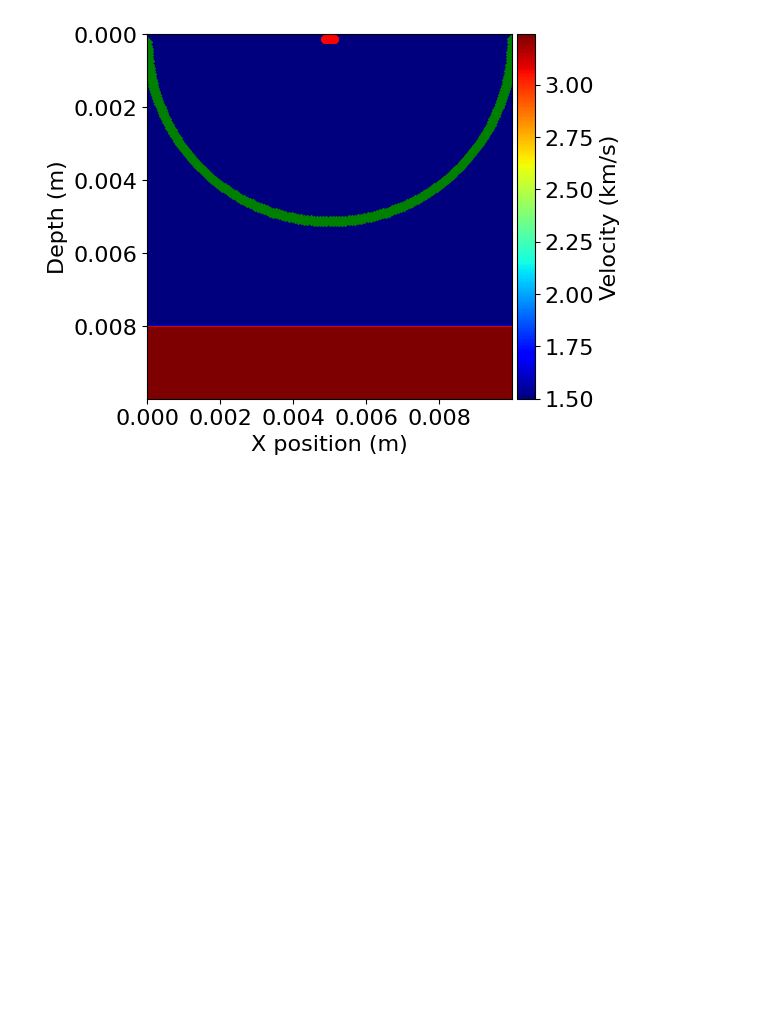
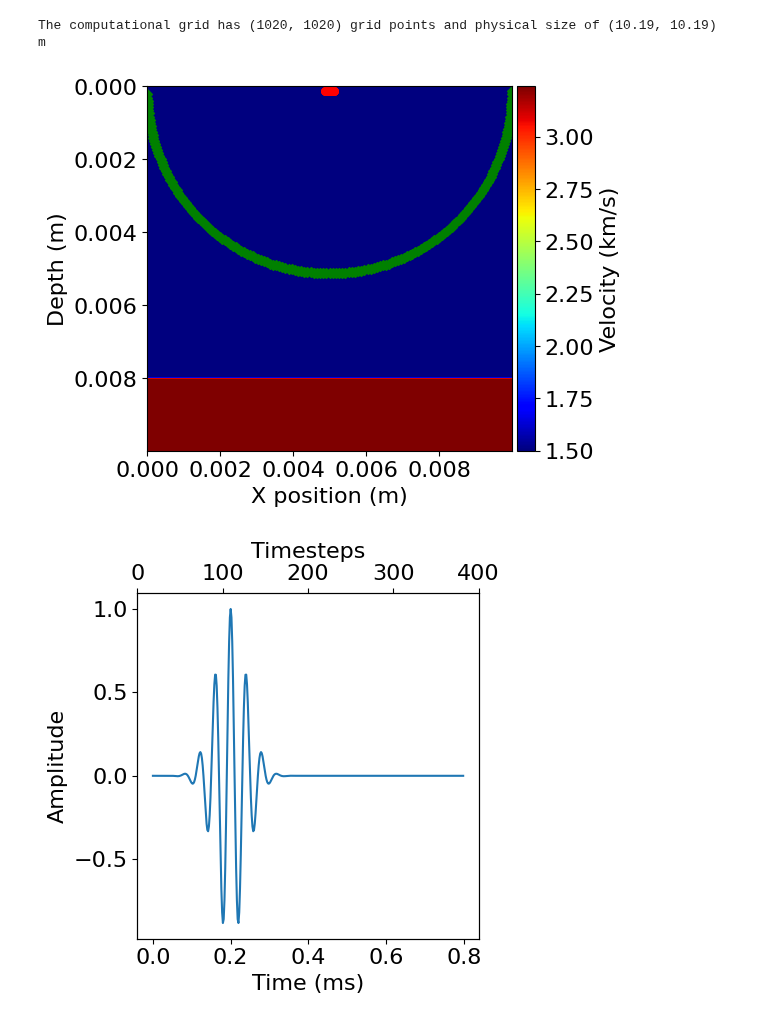
Before and after one commit to bgd54/sonar-FWI, a Jupyter notebook: notebooks/gabor_waveforms.ipynb, the cells around one changed output. Cells and saved outputs as stored; diff of their text form; code cells hidden in the pictures; blank space fills up the shorter version.

```diff
--- a/notebooks/gabor_waveforms.ipynb
+++ b/notebooks/gabor_waveforms.ipynb
@@ -76,8 +105,3 @@ class GaborSource(WaveletSource):
         s = (self.time_values - 20 * tcut) * agauss
         a = self.a or 1
         return a * np.exp(-0.5 * s**2) * np.cos(2 * np.pi * s)
-
-    @property
-    def signal_packet(self):
-        assert self.f0 is not None
-        return self.wavelet[: np.searchsorted(self.time_values, 4 * 2 / self.f0)]
@@ -88,7 +146,7 @@ domain_size = (10, 10)
 source_distance = 0.002
 cy = cy = (ns - 1) / 2 * source_distance + source_distance
 f0 = 50
-sonar = Sonar(domain_size, f0, v_env, FlatBottom())
+sonars = {a: Sonar(domain_size, f0, v_env, FlatBottom(), dt=0.002, tn = 10 / v_env) for a in [45, 60, 75, 90, 105]}
 # %%
 src_coord = np.array(
     [(domain_size[0] - source_distance * ns) / 2, cy]
@@ -96,24 +154,22 @@ src_coord = np.array(
 
 src = GaborSource(
     name="src",
-    grid=sonar.model.grid,
+    grid=sonars[45].model.grid,
     npoint=ns,
     f0=f0,
-    time_range=sonar.time_range,
+    time_range=sonars[45].time_range,
     coordinates=src_coord,
+    t0=.5 / f0,
 )
 
 rec = Receiver(
     name="rec",
-    grid=sonar.model.grid,
-    time_range=sonar.time_range,
+    grid=sonars[45].model.grid,
+    time_range=sonars[45].time_range,
     npoint=180,
     coordinates=positions_half_circle(5, 5, cy),
 )
 
-sonar.set_source(src, rec)
-sonar.finalize(snapshot_delay=.1)
+for _, v in sonars.items():
+    v.set_source(src, rec)
+    v.finalize(snapshot_delay=0.1)
-# %%
-plot_velocity(sonar.model, source=src.coordinates.data, receiver=rec.coordinates.data)
-# %% [output]
-[figure, removed]
@@ -133,0 +176,19 @@ plot_snapshot_and_signal(sonar.usave.data, recording[:, 65], sonar.model, "outpu
+# %%
+print(f'The computational grid has {sonars[45].model.grid.shape} grid points and physical size of {sonars[45].model.grid.extent} m')
+# %% [output]
+The computational grid has (1020, 1020) grid points and physical size of (10.19, 10.19) m
+# %%
+plot_velocity(sonars[45].model, source=src.coordinates.data, receiver=rec.coordinates.data)
+
+plt.figure()
+plt.plot(src.time_values[:400], src.data[:400,0])
+plt.xlabel('Time (ms)')
+plt.ylabel('Amplitude')
+ax2 = plt.gca().twiny()
+ax2.set_xlim(0, 400)
+ax2.set_xlabel('Timesteps')
+plt.tight_layout()
+plt.show()
+# %% [output]
+[figure, added]
+[figure, added]
```
Also changed, not shown: parts of 12 cells of this notebook, 1 other file.
